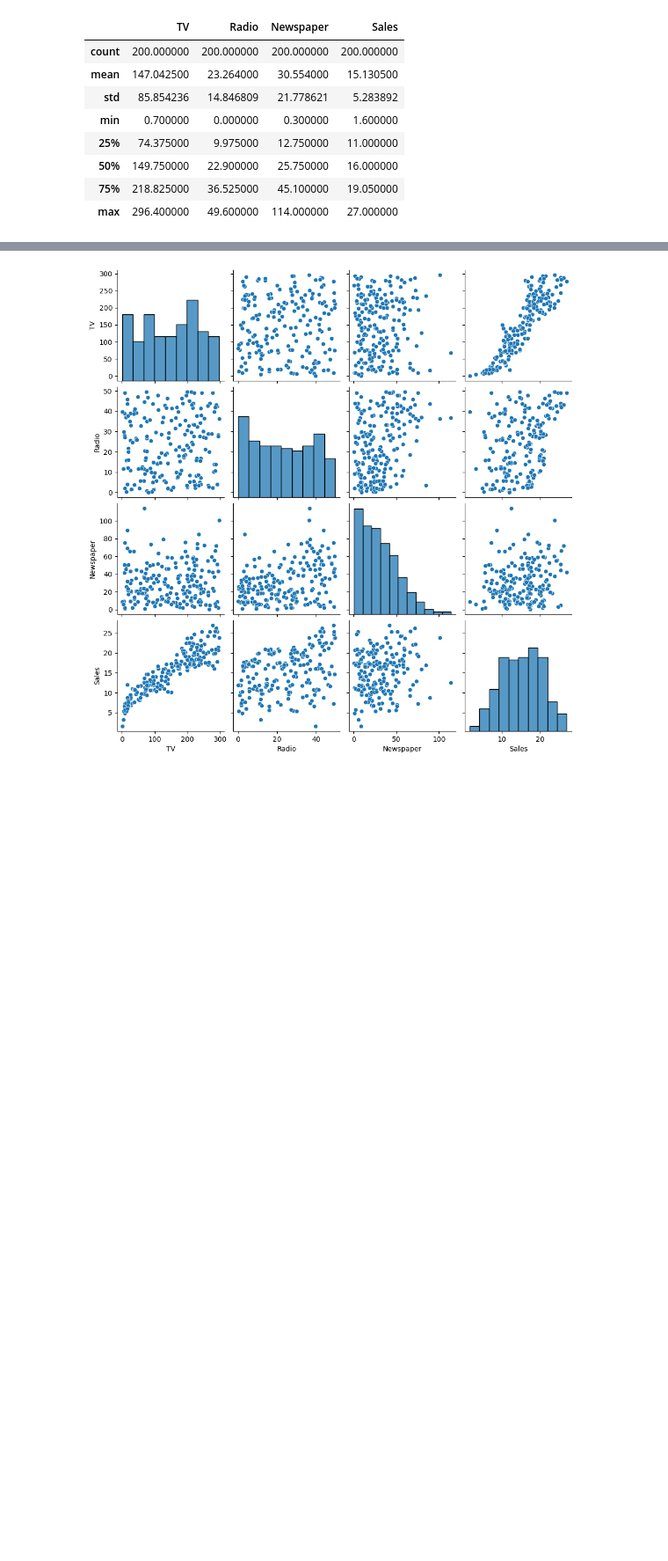
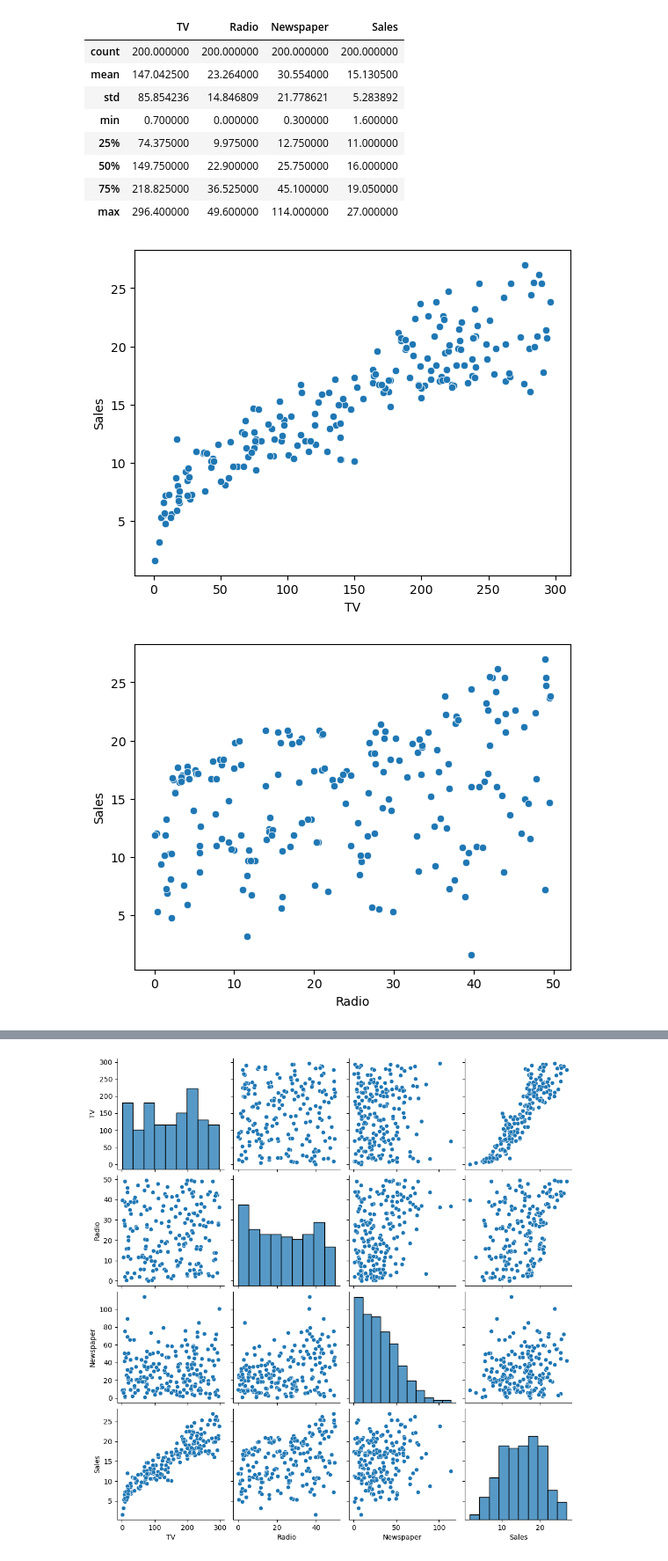
Before and after one commit to CodeByDeepankar/CTTC-AIML, a Jupyter notebook: adv.ipynb, the cells around one changed output, grey strips where cells are left out. Shown at 88% size. Drawn from its saved outputs; the diff is of its cells as text; code cells hidden in the pictures; blank space fills up the shorter version.

```diff
--- a/adv.ipynb
+++ b/adv.ipynb
@@ -123,3 +121,10 @@ d
 | 50% | 149.750000 | 22.900000 | 25.750000 | 16.000000 |
 | 75% | 218.825000 | 36.525000 | 45.100000 | 19.050000 |
 | max | 296.400000 | 49.600000 | 114.000000 | 27.000000 |
+# %%
+for i in ['TV', 'Radio', 'Newspaper']:
+    sns.scatterplot(x=adv[i], y=adv.Sales)
+    plt.show()
+# %% [output]
+[figure, added]
+[figure, added]
```
Also changed, not shown: parts of 31 cells of this notebook, 5 other files.
